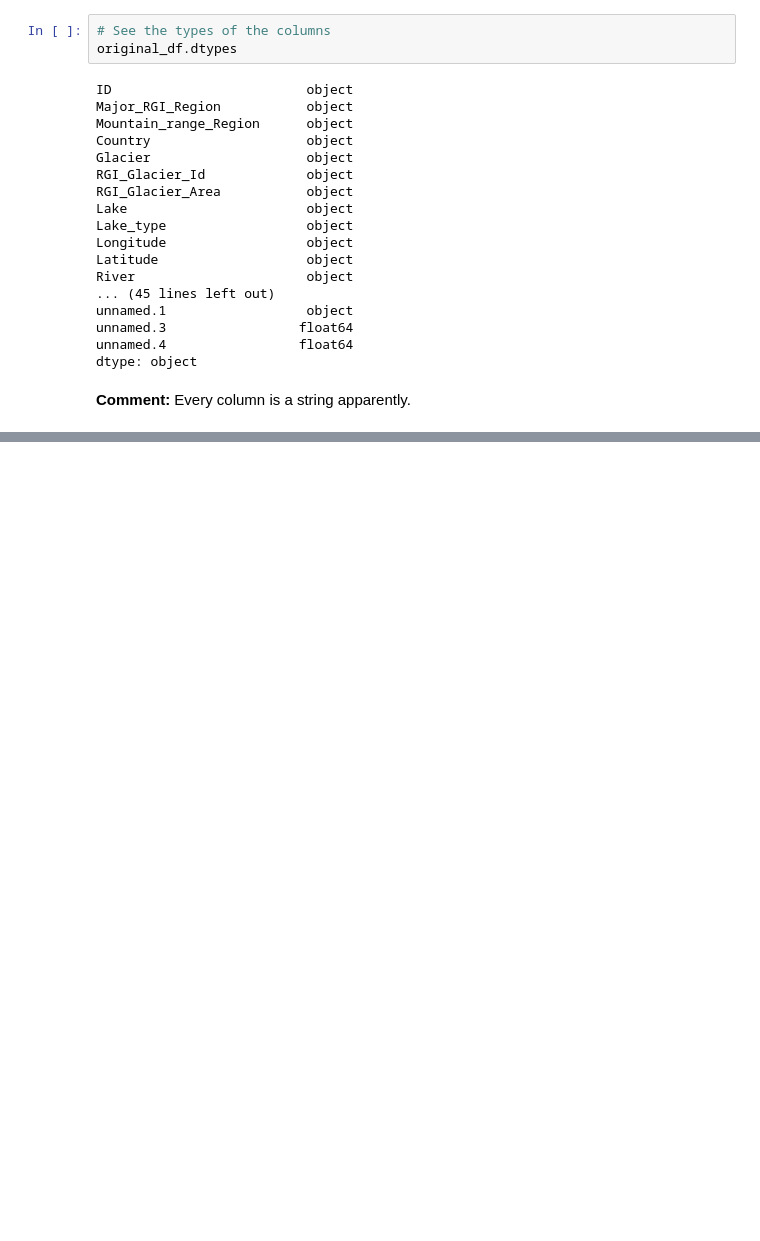
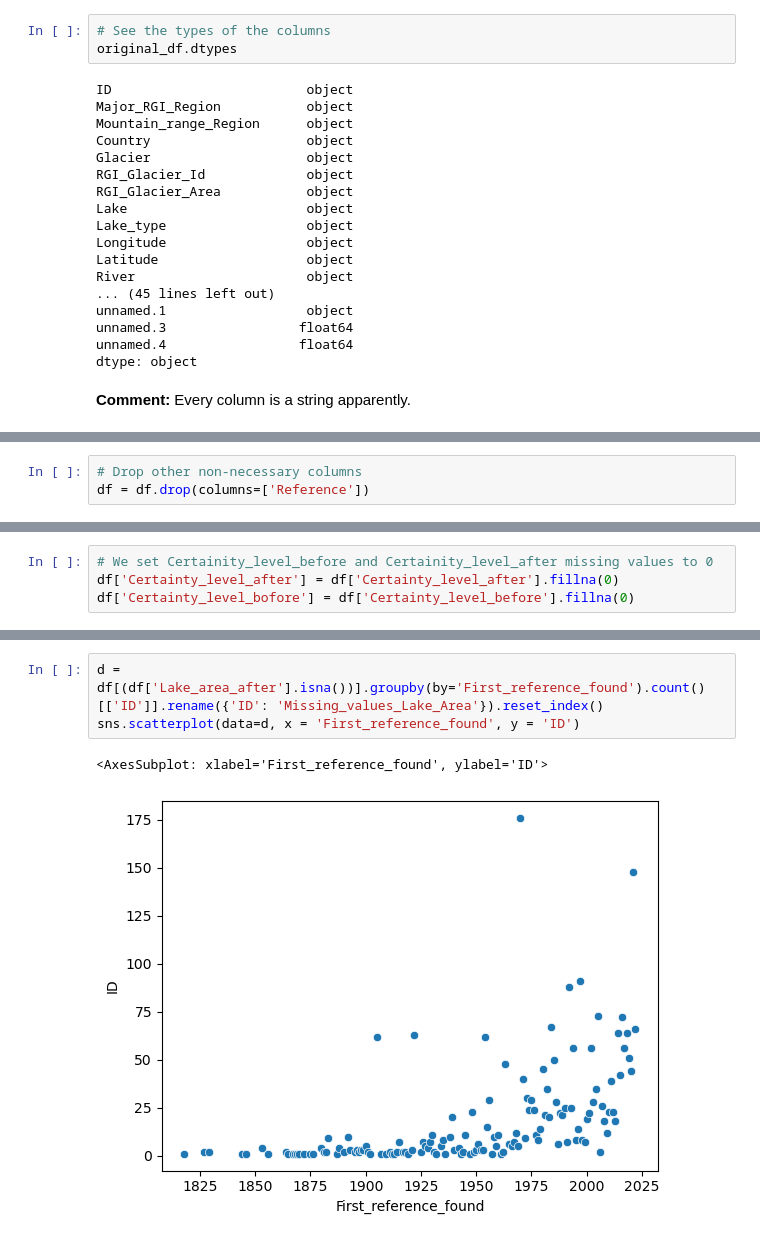
Before and after one commit to com-480-data-visualization/project-2023-la-compagnie, a Jupyter notebook: preprocessing.ipynb, the cells around one changed output, grey strips where cells are left out. Drawn from its saved outputs; the diff is of its cells as text; blank space fills up the shorter version.

```diff
--- a/preprocessing.ipynb
+++ b/preprocessing.ipynb
@@ -189,0 +297,3 @@ Name: RGI_Glacier_Area, Length: 3467, dtype: object
+# %%
+# Drop other non-necessary columns
+df = df.drop(columns=['Reference'])
@@ -189,0 +326,4 @@ Name: RGI_Glacier_Area, Length: 3467, dtype: object
+# %%
+# We set Certainity_level_before and Certainity_level_after missing values to 0
+df['Certainty_level_after'] = df['Certainty_level_after'].fillna(0)
+df['Certainty_level_bofore'] = df['Certainty_level_before'].fillna(0)
@@ -189,0 +350,6 @@ Name: RGI_Glacier_Area, Length: 3467, dtype: object
+# %%
+d = df[(df['Lake_area_after'].isna())].groupby(by='First_reference_found').count()[['ID']].rename({'ID': 'Missing_values_Lake_Area'}).reset_index()
+sns.scatterplot(data=d, x = 'First_reference_found', y = 'ID')
+# %% [output]
+<AxesSubplot: xlabel='First_reference_found', ylabel='ID'>
+[figure, added]
```
Also changed, not shown: parts of 24 cells of this notebook.
